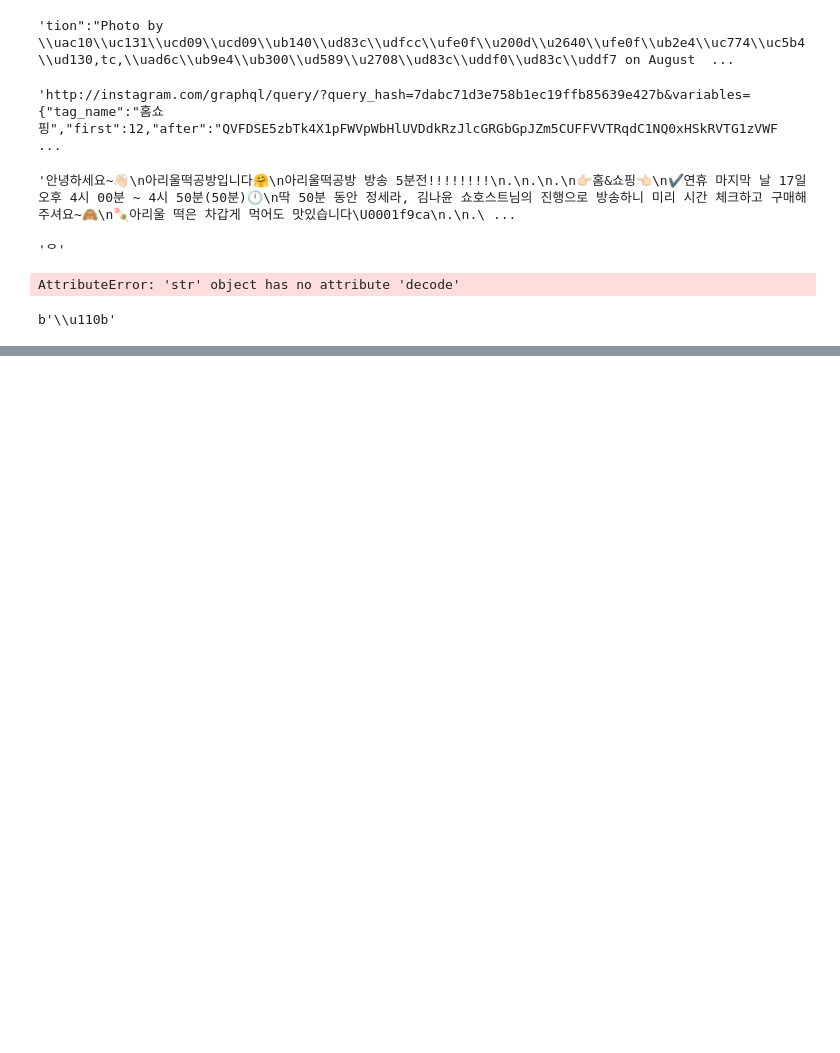
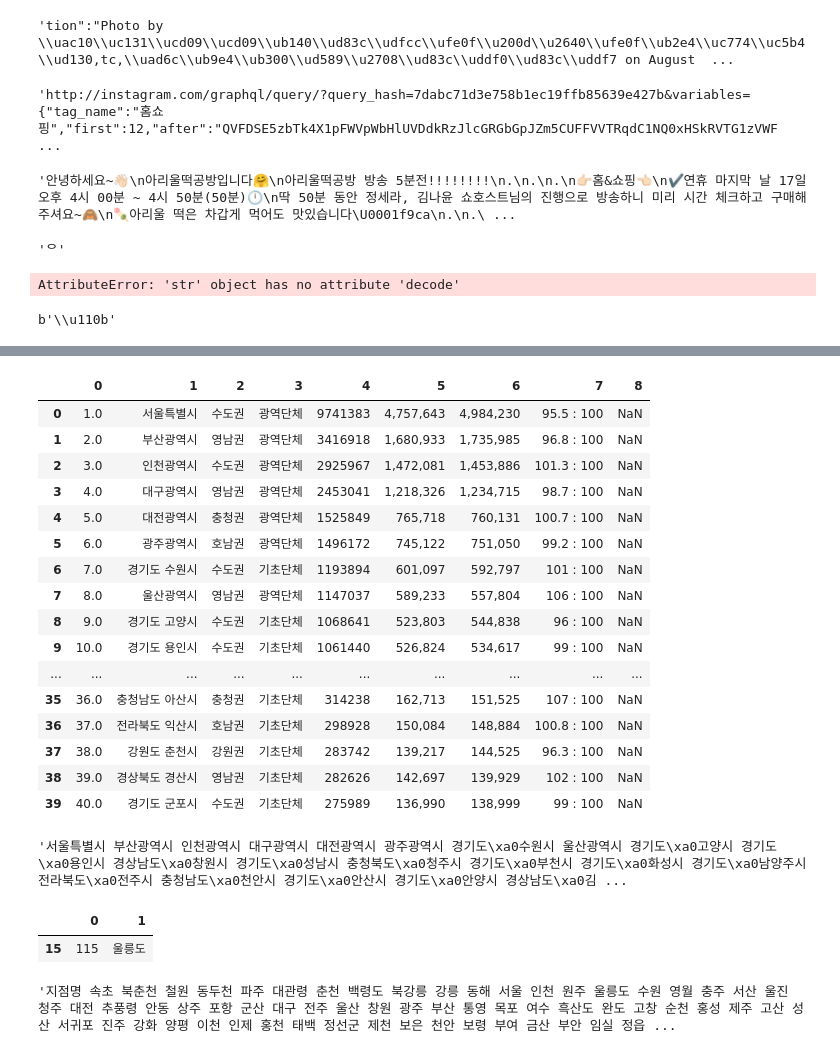
Before and after one commit to devsosin/big_contest, a Jupyter notebook: temp.ipynb, the cells around one changed output, grey strips where cells are left out. Cells and saved outputs as stored; diff of their text form; code cells hidden in the pictures; blank space fills up the shorter version.

```diff
--- a/temp.ipynb
+++ b/temp.ipynb
@@ -168,0 +250,2 @@ b'\\u110b'
+# %%
+pub = pd.read_csv('datas/out_data/pub.csv', header=None)
@@ -168,0 +285,33 @@ b'\\u110b'
+# %%
+pub[:40]
+# %% [output]
+|  | 0 | 1 | 2 | 3 | 4 | 5 | 6 | 7 | 8 |
+| 0 | 1.0 | 서울특별시 | 수도권 | 광역단체 | 9741383 | 4,757,643 | 4,984,230 | 95.5 : 100 | NaN |
+| 1 | 2.0 | 부산광역시 | 영남권 | 광역단체 | 3416918 | 1,680,933 | 1,735,985 | 96.8 : 100 | NaN |
+| 2 | 3.0 | 인천광역시 | 수도권 | 광역단체 | 2925967 | 1,472,081 | 1,453,886 | 101.3 : 100 | NaN |
+| 3 | 4.0 | 대구광역시 | 영남권 | 광역단체 | 2453041 | 1,218,326 | 1,234,715 | 98.7 : 100 | NaN |
+| 4 | 5.0 | 대전광역시 | 충청권 | 광역단체 | 1525849 | 765,718 | 760,131 | 100.7 : 100 | NaN |
+| 5 | 6.0 | 광주광역시 | 호남권 | 광역단체 | 1496172 | 745,122 | 751,050 | 99.2 : 100 | NaN |
+| 6 | 7.0 | 경기도 수원시 | 수도권 | 기초단체 | 1193894 | 601,097 | 592,797 | 101 : 100 | NaN |
+| 7 | 8.0 | 울산광역시 | 영남권 | 광역단체 | 1147037 | 589,233 | 557,804 | 106 : 100 | NaN |
+| 8 | 9.0 | 경기도 고양시 | 수도권 | 기초단체 | 1068641 | 523,803 | 544,838 | 96 : 100 | NaN |
+| 9 | 10.0 | 경기도 용인시 | 수도권 | 기초단체 | 1061440 | 526,824 | 534,617 | 99 : 100 | NaN |
+| ... | ... | ... | ... | ... | ... | ... | ... | ... | ... |
+| 35 | 36.0 | 충청남도 아산시 | 충청권 | 기초단체 | 314238 | 162,713 | 151,525 | 107 : 100 | NaN |
+| 36 | 37.0 | 전라북도 익산시 | 호남권 | 기초단체 | 298928 | 150,084 | 148,884 | 100.8 : 100 | NaN |
+| 37 | 38.0 | 강원도 춘천시 | 강원권 | 기초단체 | 283742 | 139,217 | 144,525 | 96.3 : 100 | NaN |
+| 38 | 39.0 | 경상북도 경산시 | 영남권 | 기초단체 | 282626 | 142,697 | 139,929 | 102 : 100 | NaN |
+| 39 | 40.0 | 경기도 군포시 | 수도권 | 기초단체 | 275989 | 136,990 | 138,999 | 99 : 100 | NaN |
+# %%
+' '.join(pub[1].dropna())
+# %% [output]
+'서울특별시 부산광역시 인천광역시 대구광역시 대전광역시 광주광역시 경기도\xa0수원시 울산광역시 경기도\xa0고양시 경기도\xa0용인시 경상남도\xa0창원시 경기도\xa0성남시 충청북도\xa0청주시 경기도\xa0부천시 경기도\xa0화성시 경기도\xa0남양주시 전라북도\xa0전주시 충청남도\xa0천안시 경기도\xa0안산시 경기도\xa0안양시 경상남도\xa0김 ...
+# %%
+loc[loc[1] =='울릉도']
+# %% [output]
+|  | 0 | 1 |
+| 15 | 115 | 울릉도 |
+# %%
+' '.join(loc[1])
+# %% [output]
+'지점명 속초 북춘천 철원 동두천 파주 대관령 춘천 백령도 북강릉 강릉 동해 서울 인천 원주 울릉도 수원 영월 충주 서산 울진 청주 대전 추풍령 안동 상주 포항 군산 대구 전주 울산 창원 광주 부산 통영 목포 여수 흑산도 완도 고창 순천 홍성 제주 고산 성산 서귀포 진주 강화 양평 이천 인제 홍천 태백 정선군 제천 보은 천안 보령 부여 금산 부안 임실 정읍 ...
```
Also changed, not shown: parts of 28 cells of this notebook, 5 other files.
